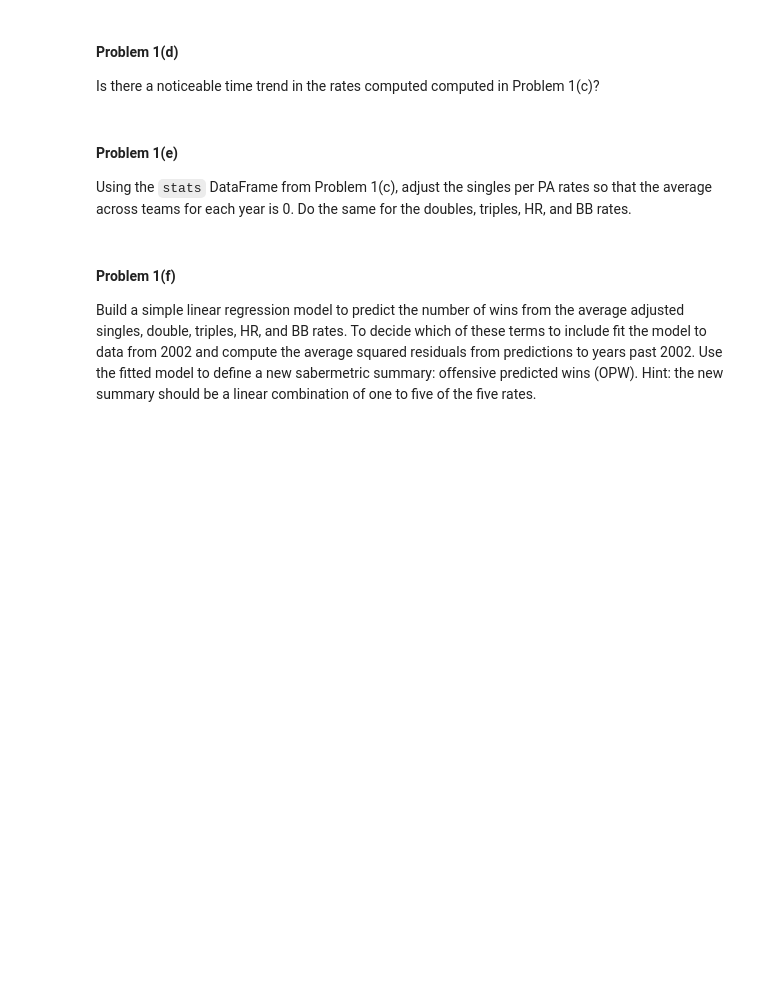
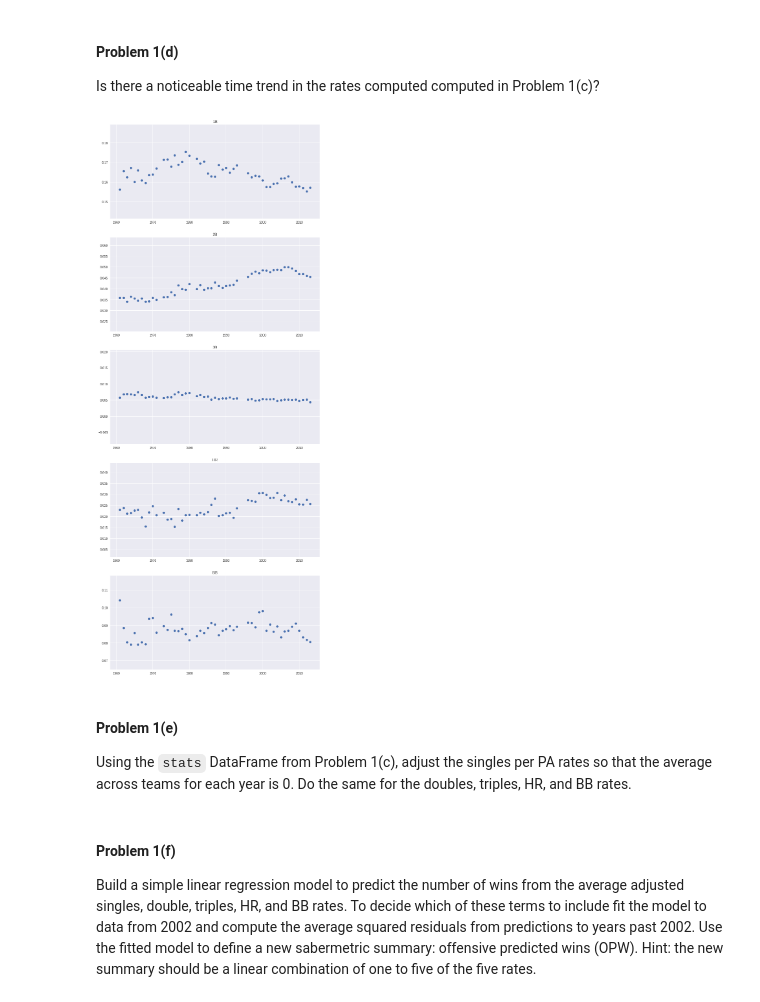
Before and after one commit to ShichengChen/cs109, a Jupyter notebook: 2014-master/homework/HW3.ipynb, the cells around one changed output. Drawn from its saved outputs; the diff is of its cells as text; code cells hidden in the pictures; blank space fills up the shorter version.

```diff
--- a/2014-master/homework/HW3.ipynb
+++ b/2014-master/homework/HW3.ipynb
@@ -129,0 +130,8 @@ Now, consider only team/season combinations in which the teams played 162 Games.
+# %%
+subteam = teams[(teams.yearID >= 1947) & (teams.G == 162)]
+subteam["1B"] = subteam.H - subteam["2B"] - subteam["3B"] - subteam["HR"]
+subteam["PA"] = subteam.BB + subteam.AB
+for col in ["1B","2B","3B","HR","BB"]:
+    subteam[col] = subteam[col]/subteam.PA
+stats = subteam[['teamID','yearID','W','1B','2B','3B','HR','BB']].copy()
+stats.head()
@@ -136,3 +164,12 @@ Is there a noticeable time trend in the rates computed computed in Problem 1(c)?
+# %%
+cy = stats[['yearID',"1B","2B","3B","HR","BB"]].groupby(['yearID'],as_index=False).mean()
+f, ax = plt.subplots(5, 1, figsize=(12, 32))
+for i,col in enumerate(["1B","2B","3B","HR","BB"]):
+    ax[i].scatter(cy.yearID,cy[col])
+    ax[i].set_title(col)
+plt.show()
+# %% [output]
+[figure, added]
 # %% [markdown]
 #### Problem 1(e)
 
```
Also changed, not shown: parts of 7 cells of this notebook, 1 other file.
